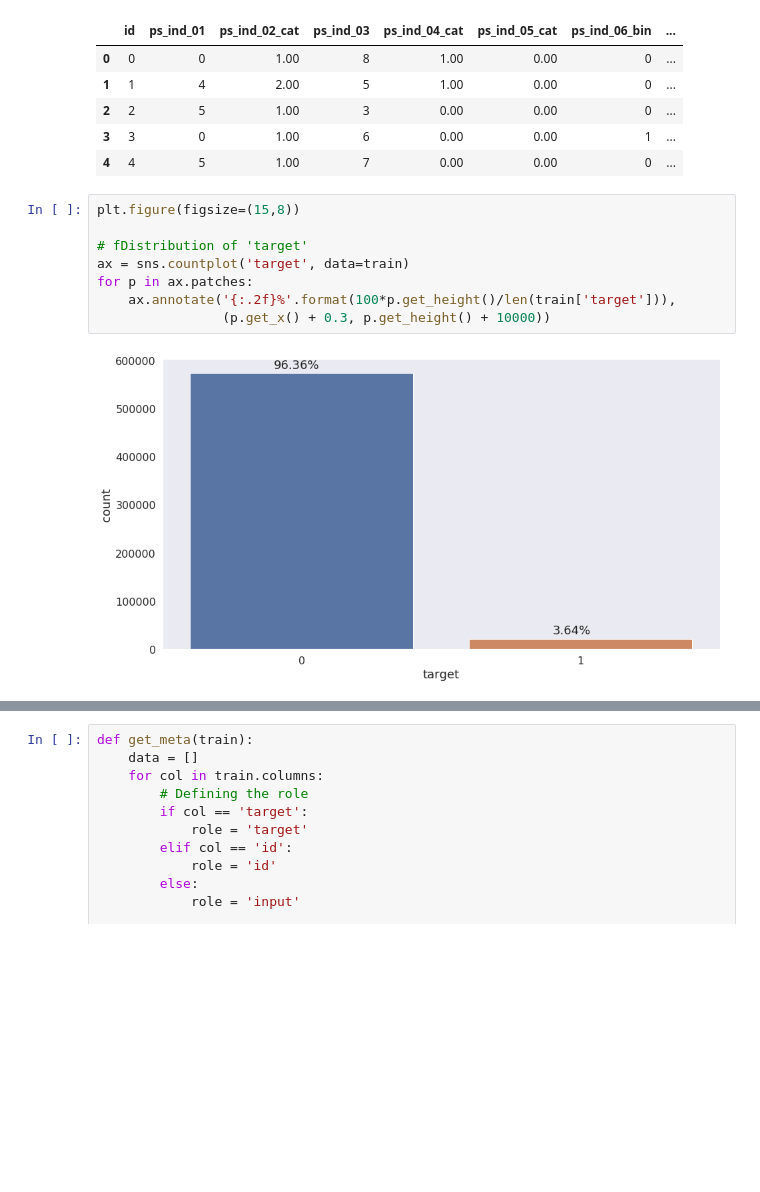
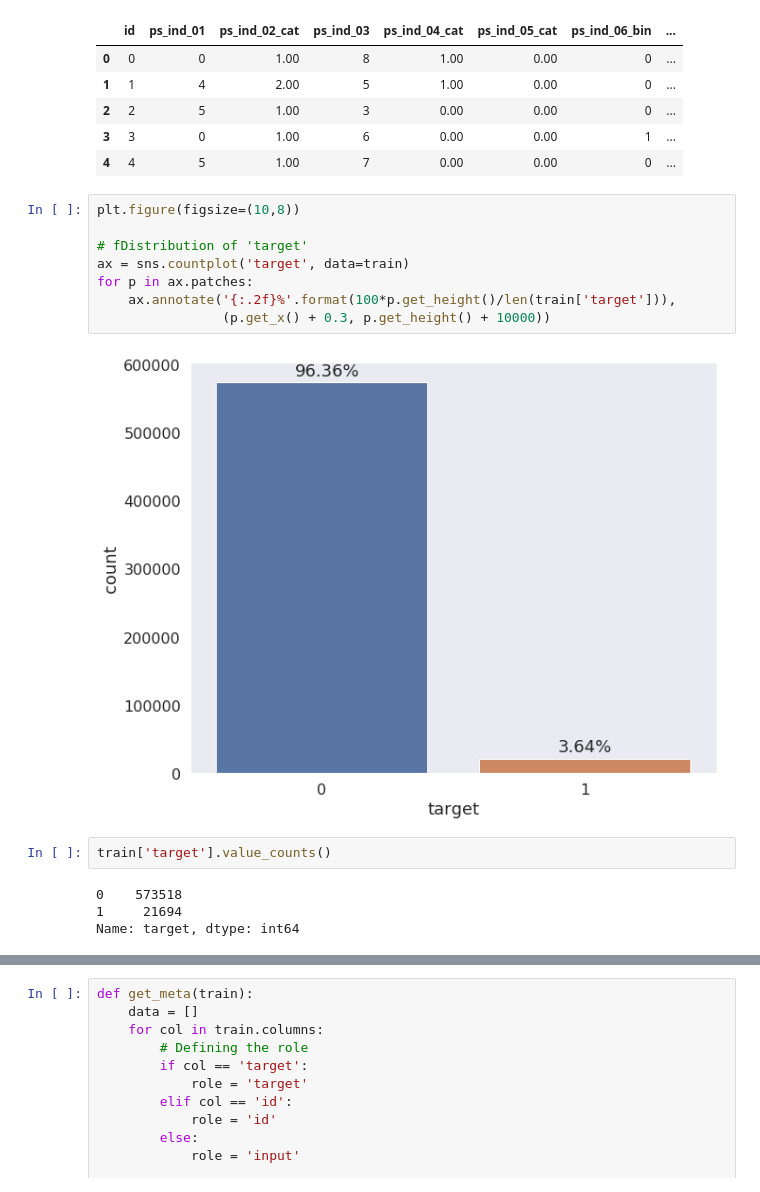
Before and after one commit to prinakk/ML_UTS2019_ASSIGNEMT2, a Jupyter notebook: SAFEynb.ipynb, the cells around one changed output, grey strips where cells are left out. Drawn from its saved outputs; the diff is of its cells as text; blank space fills up the shorter version.

```diff
--- a/SAFEynb.ipynb
+++ b/SAFEynb.ipynb
@@ -174,12 +187,18 @@ test.head()
 | 3 | 3 | 0 | 1.00 | 6 | 0.00 | 0.00 | 1 | ... |
 | 4 | 4 | 5 | 1.00 | 7 | 0.00 | 0.00 | 0 | ... |
 # %%
-plt.figure(figsize=(15,8))
+plt.figure(figsize=(10,8))
 
 # fDistribution of 'target'
 ax = sns.countplot('target', data=train)
 for p in ax.patches:
     ax.annotate('{:.2f}%'.format(100*p.get_height()/len(train['target'])),
                 (p.get_x() + 0.3, p.get_height() + 10000))
 # %% [output]
-[figure, old version]
+[figure, new version]
+# %%
+train['target'].value_counts()
+# %% [output]
+0    573518
+1     21694
+Name: target, dtype: int64
```
Also changed, not shown: parts of 53 cells of this notebook.
